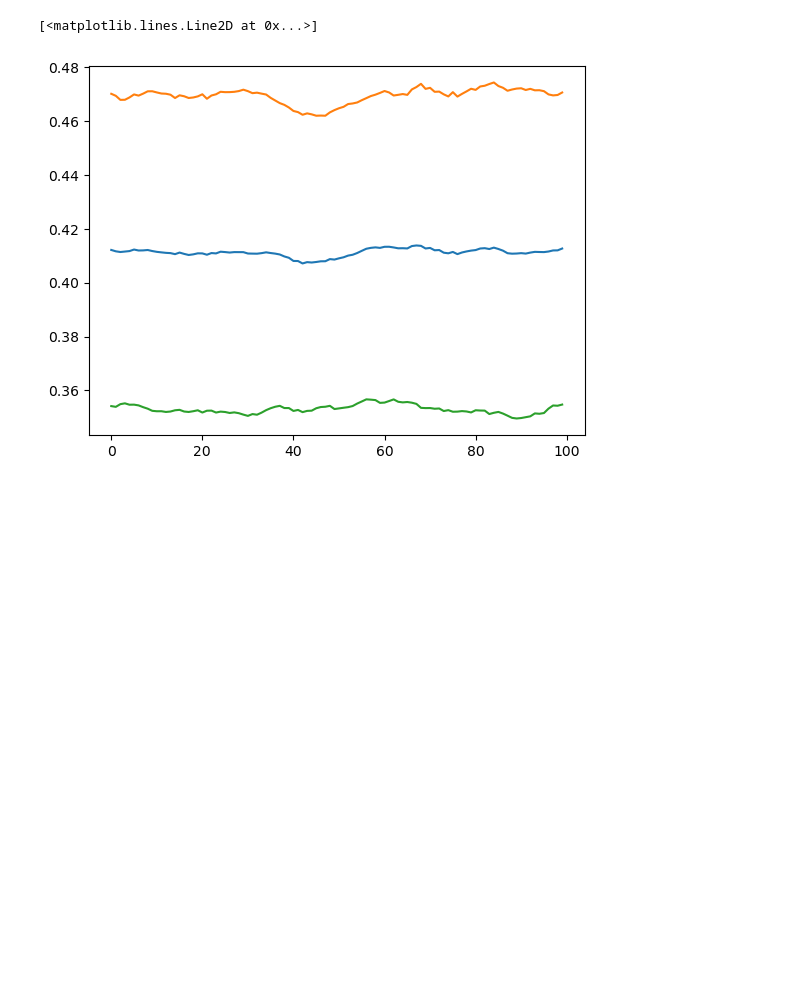
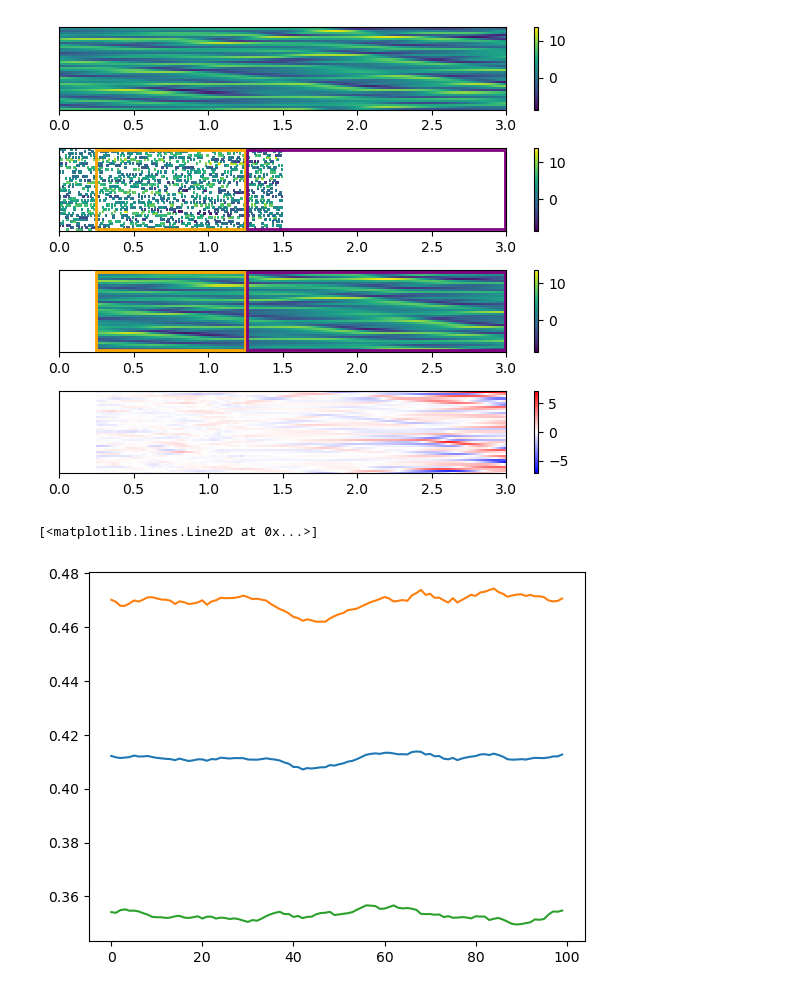
Before and after one commit to m-dml/coda, a Jupyter notebook: notebooks/dda_example_final.ipynb, the cells around one changed output. Cells and saved outputs as stored; diff of their text form; code cells hidden in the pictures; blank space fills up the shorter version.

```diff
--- a/notebooks/dda_example_final.ipynb
+++ b/notebooks/dda_example_final.ipynb
@@ -114 +210,40 @@ img_diff = axes[3].pcolor(difference.T, vmin=-vlim, vmax=vlim, cmap="bwr")
+# %%
+i_simulation = 1
+
+fig, axes = plt.subplots(4, 1, figsize=(6, 5))
+
+img_gt = axes[0].pcolor(ground_truth[i_simulation].T, vmin=vmin, vmax=vmax)
+img_obs = axes[1].pcolor(observations[i_simulation].T, vmin=vmin, vmax=vmax)
+img_pred = axes[2].pcolor(analysis_and_forecast[i_simulation].T, vmin=vmin, vmax=vmax)
+tmp = torch.stack([ground_truth[i_simulation], observations[i_simulation], analysis_and_forecast[i_simulation]])
+vmin = torch.nan_to_num(tmp, nan=10e14).min()
+vmax = torch.nan_to_num(tmp, nan=0).max()
+
+obs_reconstraction_box = patches.Rectangle((25, 1), 100, 38, linewidth=2, edgecolor='orange', facecolor='none', zorder=999)
+obs_forecast_box = patches.Rectangle((126, 1), 173, 38, linewidth=2, edgecolor='purple', facecolor='none', zorder=999)
+axes[1].add_patch(obs_reconstraction_box)
+axes[1].add_patch(obs_forecast_box)
+
+pred_reconstraction_box = patches.Rectangle((25, 1), 100, 38, linewidth=2, edgecolor='orange', facecolor='none', zorder=999)
+pred_forecast_box = patches.Rectangle((126, 1), 173, 38, linewidth=2, edgecolor='purple', facecolor='none', zorder=999)
+axes[2].add_patch(pred_reconstraction_box)
+axes[2].add_patch(pred_forecast_box)
+
+vlim = torch.nan_to_num(difference[i_simulation], nan=0).abs().max()
+img_diff = axes[3].pcolor(difference[i_simulation].T, vmin=-vlim, vmax=vlim, cmap="bwr")
+
+xticks = torch.arange(0, 301, 50)
+xtickslabels = torch.arange(0, 3.1, 0.5).numpy()
+for ax in axes:
+    ax.set_yticks([])
+    ax.set_xticklabels(xtickslabels)
+
+plt.colorbar(img_gt, ax=axes[0])
+plt.colorbar(img_obs, ax=axes[1])
+plt.colorbar(img_pred, ax=axes[2])
+plt.colorbar(img_diff, ax=axes[3])
+
+plt.tight_layout()
+# %% [output]
+[figure, added]
 # %%
```
Also changed, not shown: parts of 14 cells of this notebook, 1 other file.
